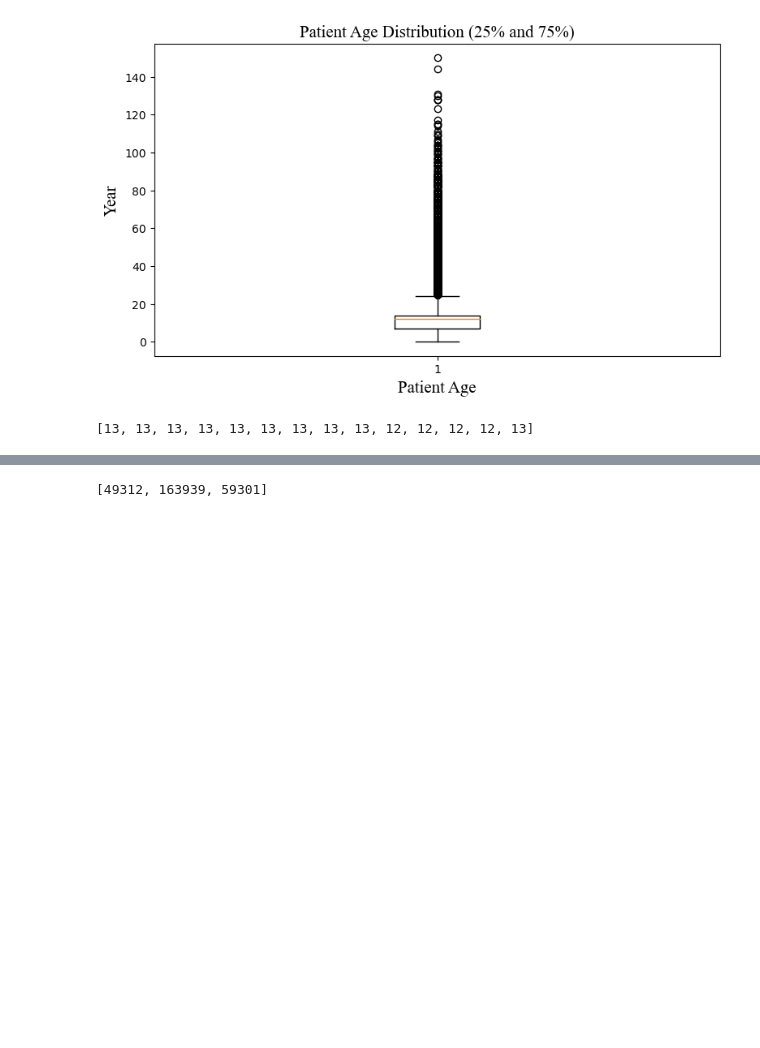
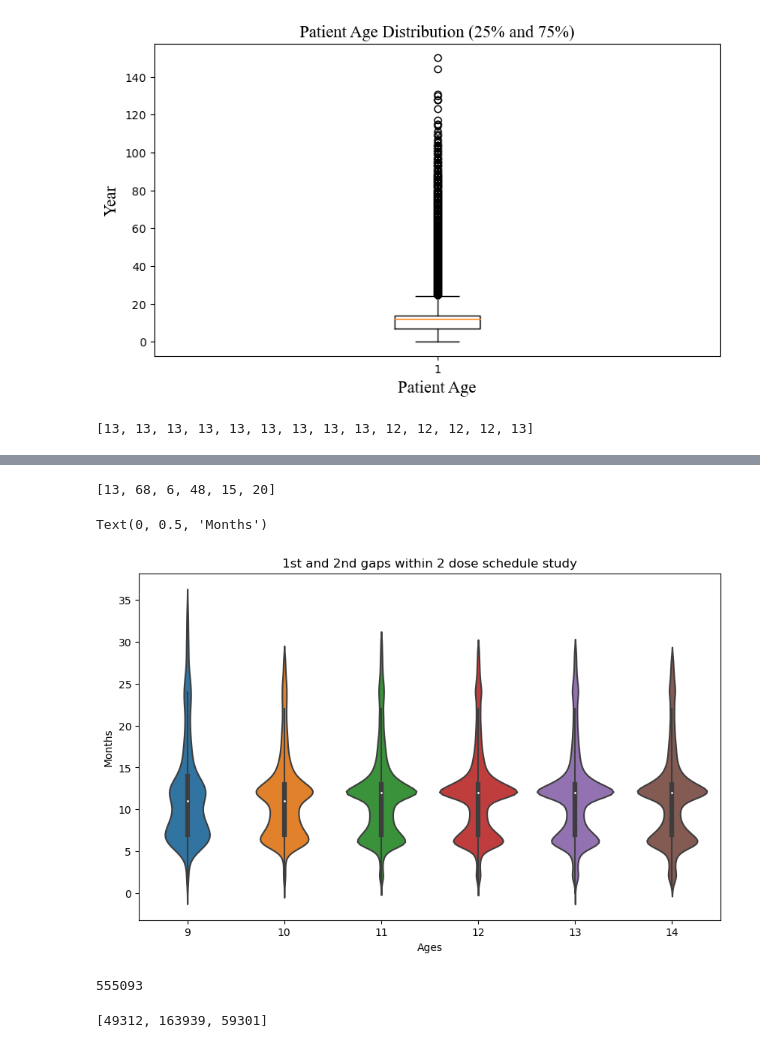
Before and after one commit to ZihanDing/EHR_project, a Jupyter notebook: HpvVaccine/Dose_Period_Analysis.ipynb, the cells around one changed output, grey strips where cells are left out. Saved outputs shown, nothing was run; the diff lists cells and outputs as text; code cells hidden in the pictures; blank space fills up the shorter version.

```diff
--- a/HpvVaccine/Dose_Period_Analysis.ipynb
+++ b/HpvVaccine/Dose_Period_Analysis.ipynb
@@ -406,5 +311,5 @@ for i in range(0,len(df),2):
 # %%
-gaps= np.array(gaps)
+gaps,ages = calculateGaps(res[2],2)
 gaps.min()
 # %% [output]
 0
@@ -491,0 +378,42 @@ gaps
+# %%
+box_res[0]
+# %% [output]
+[13, 68, 6, 48, 15, 20]
+# %%
+def cleanforbox(inp):
+    res = []
+    for lst in inp:
+        data = np.array(lst)
+        z_scores = np.abs(stats.zscore(data))
+        threshold = 2  # 通常使用2或3作为阈值
+        outlier_indices = np.where(z_scores > threshold)
+        cleaned_data = data[(z_scores <= threshold)]
+        res.append(cleaned_data)
+    return res
+# %%
+
+
+box_res = [[],[],[],[],[],[],[]]
+for i in range(len(ages)):
+    box_res[ages[i]-8].append(gaps[i])
+len(box_res[0])
+
+box_clean=cleanforbox(box_res)
+
+plt.figure(figsize=(10, 6))
+sns.violinplot(data=box_clean[1:])
+
+xtick = np.array(list(set(ages))[1:])
+
+# 添加标题和轴标签
+plt.title('1st and 2nd gaps within 2 dose schedule study')
+plt.xticks(xtick-9,xtick)
+plt.xlabel('Ages')
+plt.ylabel('Months')
+# %% [output]
+Text(0, 0.5, 'Months')
+[figure, added]
+# %%
+len(patients_u14)
+# %% [output]
+555093
```
Also changed, not shown: parts of 77 cells of this notebook, 2 other files.
